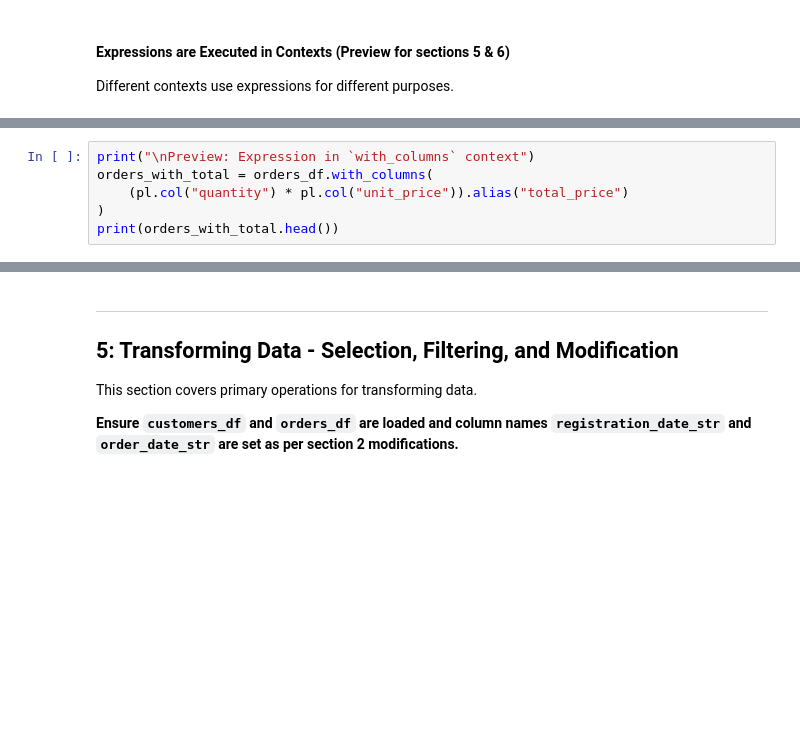
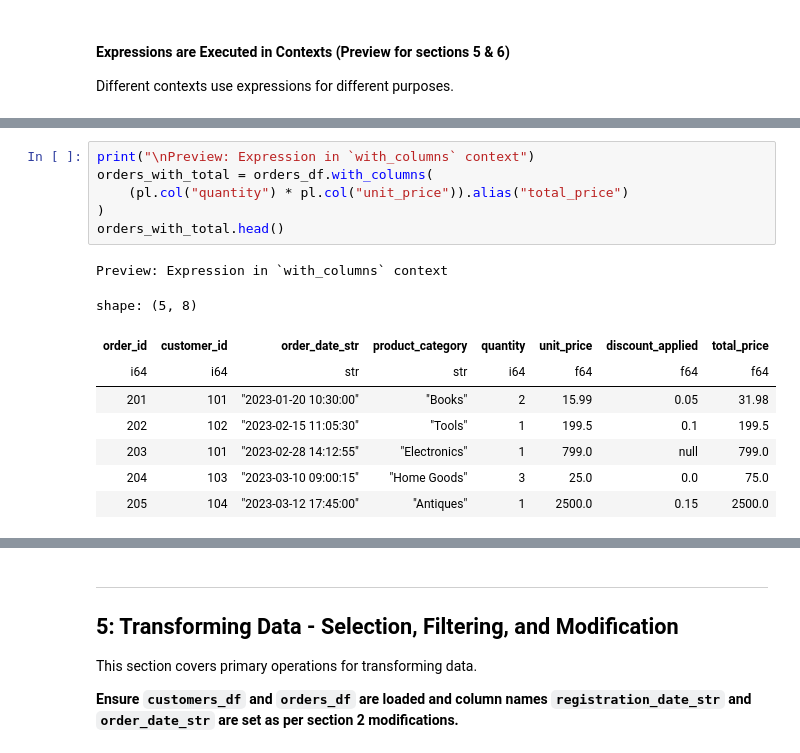
Before and after one commit to dataprogpy/code-samples, a Jupyter notebook: starter_files/03_introduction_to_polars.ipynb, the cells around one changed output, grey strips where cells are left out. Drawn from its saved outputs; the diff is of its cells as text; blank space fills up the shorter version.

```diff
--- a/starter_files/03_introduction_to_polars.ipynb
+++ b/starter_files/03_introduction_to_polars.ipynb
@@ -368,9 +436,19 @@ print(customer_status_df.head())
 # %%
 print("\nPreview: Expression in `with_columns` context")
 orders_with_total = orders_df.with_columns(
     (pl.col("quantity") * pl.col("unit_price")).alias("total_price")
 )
-print(orders_with_total.head())
+orders_with_total.head()
+# %% [output]
+Preview: Expression in `with_columns` context
+shape: (5, 8)
+| order_id | customer_id | order_date_str | product_category | quantity | unit_price | discount_applied | total_price |
+| i64 | i64 | str | str | i64 | f64 | f64 | f64 |
+| 201 | 101 | "2023-01-20 10:30:00" | "Books" | 2 | 15.99 | 0.05 | 31.98 |
+| 202 | 102 | "2023-02-15 11:05:30" | "Tools" | 1 | 199.5 | 0.1 | 199.5 |
+| 203 | 101 | "2023-02-28 14:12:55" | "Electronics" | 1 | 799.0 | null | 799.0 |
+| 204 | 103 | "2023-03-10 09:00:15" | "Home Goods" | 3 | 25.0 | 0.0 | 75.0 |
+| 205 | 104 | "2023-03-12 17:45:00" | "Antiques" | 1 | 2500.0 | 0.15 | 2500.0 |
 # %%
 print("\nPreview: Expression in `filter` context")
 # Using the raw 'age' column for this example. Note the outlier.
```
Also changed, not shown: parts of 45 cells of this notebook.
